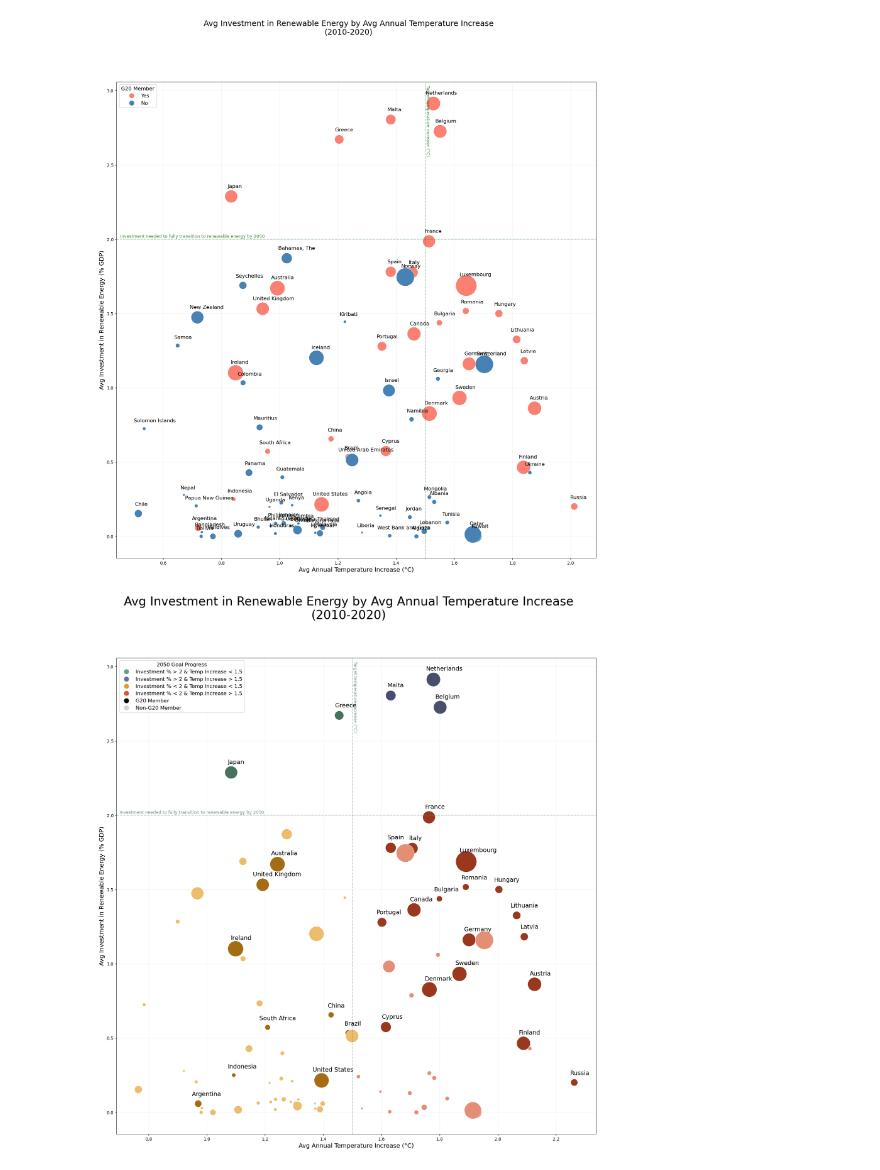
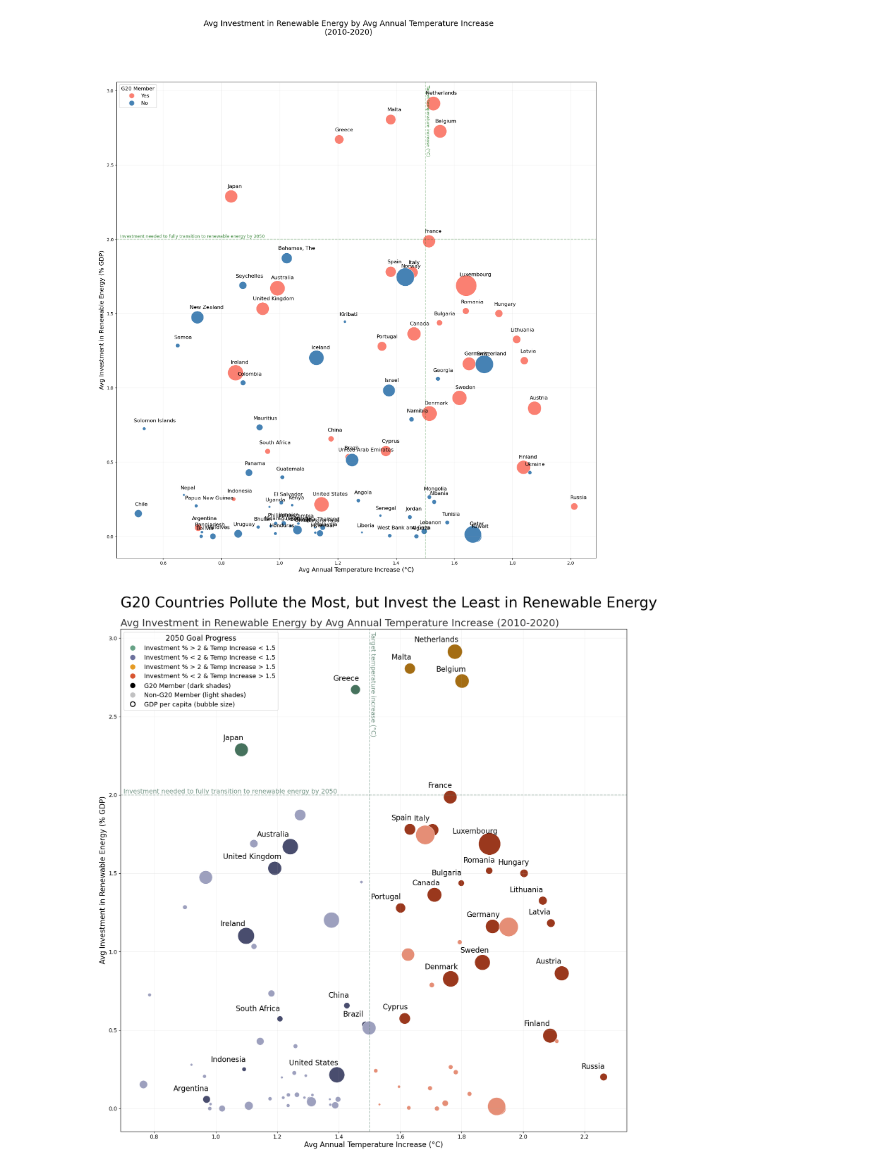
Before and after one commit to simonabors/worlddataviz, a Jupyter notebook: What_just_happened_viz.ipynb, the cells around one changed output. Saved outputs shown, nothing was run; the diff lists cells and outputs as text; code cells hidden in the pictures.

Commit message:
increased font sizes, changed title/legend/colors

```diff
--- a/What_just_happened_viz.ipynb
+++ b/What_just_happened_viz.ipynb
@@ -462,12 +462,12 @@ c2 = (invest_vs_impact2['renew_invest_avg'] > 2)
 c3 = (invest_vs_impact2['temp_delta_avg'] < 1.5)
 
 invest_vs_impact2["invest_impact"] = np.where(c1 & c2 & c3, "darkgreen", "False")
-invest_vs_impact2["invest_impact"] = np.where(c1 & c2 & ~c3, "darkblue", invest_vs_impact2["invest_impact"])
-invest_vs_impact2["invest_impact"] = np.where(c1 & ~c2 & c3, "darkorange", invest_vs_impact2["invest_impact"])
+invest_vs_impact2["invest_impact"] = np.where(c1 & c2 & ~c3, "darkorange", invest_vs_impact2["invest_impact"])
+invest_vs_impact2["invest_impact"] = np.where(c1 & ~c2 & c3, "darkblue", invest_vs_impact2["invest_impact"])
 invest_vs_impact2["invest_impact"] = np.where(c1 & ~c2 & ~c3, "darkred", invest_vs_impact2["invest_impact"])
 invest_vs_impact2["invest_impact"] = np.where(~c1 & c2 & c3, "lightgreen", invest_vs_impact2["invest_impact"])
-invest_vs_impact2["invest_impact"] = np.where(~c1 & c2 & ~c3, "lightblue", invest_vs_impact2["invest_impact"])
-invest_vs_impact2["invest_impact"] = np.where(~c1 & ~c2 & c3, "lightorange", invest_vs_impact2["invest_impact"])
+invest_vs_impact2["invest_impact"] = np.where(~c1 & c2 & ~c3, "lightorange", invest_vs_impact2["invest_impact"])
+invest_vs_impact2["invest_impact"] = np.where(~c1 & ~c2 & c3, "lightblue", invest_vs_impact2["invest_impact"])
 invest_vs_impact2["invest_impact"] = np.where(~c1 & ~c2 & ~c3, "lightred", invest_vs_impact2["invest_impact"])
 # %%
 with pd.option_context('display.max_rows', None, 'display.max_columns', None):  # more options can be specified also
@@ -549,45 +549,46 @@ sns.scatterplot(data=iiplot_data, x='temp_delta_avg', y='renew_invest_avg', hue=
 '''
 light green for investment % > 2 & temp increase < 1.5 (top-left quadrant). G20 -> darker green
 
 light blue for for investment % > 2 & temp increase > 1.5 (top-right quadrant). G20 -> darker blue
 
 light orange for investment % < 2 & temp increase < 1.5 (bottom-left quadrant). G20 -> darker orange
 
 light red for investment % < 2 & temp increase > 1.5 (bottom-right quadrant). G20 -> darker red
 '''
 
 green_legend = mlines.Line2D([], [], color=green_hex, marker='o', linestyle='None', markersize=35)
 blue_legend = mlines.Line2D([], [], color=blue_hex, marker='o', linestyle='None', markersize=35)
 orange_legend = mlines.Line2D([], [], color=orange_hex, marker='o', linestyle='None', markersize=35)
 red_legend = mlines.Line2D([], [], color=red_hex, marker='o', linestyle='None', markersize=35)
 dark_legend = mlines.Line2D([], [], color='Black', marker='o', linestyle='None', markersize=35)
-light_legend = mlines.Line2D([], [], color='LightGrey', marker='o', linestyle='None', markersize=35)
+light_legend = mlines.Line2D([], [], color='#C1C1C2', marker='o', linestyle='None', markersize=35)
+gdp_legend = mlines.Line2D([], [], color='White', marker='o', linestyle='None', markersize=35, markerfacecolor='None', markeredgecolor='Black', markeredgewidth=2)
 
-labels = ['Investment % > 2 & Temp Increase < 1.5', 'Investment % > 2 & Temp Increase > 1.5', 'Investment % < 2 & Temp Increase < 1.5', 'Investment % < 2 & Temp Increase > 1.5', 'G20 Member', 'Non-G20 Member']
-plt.legend(handles=[green_legend, blue_legend, orange_legend, red_legend, dark_legend, light_legend], labels = labels, loc='upper left', title='2050 Goal Progress', markerscale=0.3, fontsize=12)
-
-# uncomment to change legend title font size
-# plt.rcParams['legend.title_fontsize'] = 'large'
+labels = ['Investment % > 2 & Temp Increase < 1.5', 'Investment % < 2 & Temp Increase < 1.5', 'Investment % > 2 & Temp Increase > 1.5', 'Investment % < 2 & Temp Increase > 1.5', 'G20 Member (dark shades)', 'Non-G20 Member (light shades)', 'GDP per capita (bubble size)']
+plt.legend(handles=[green_legend, blue_legend, orange_legend, red_legend, dark_legend, light_legend, gdp_legend], labels = labels, loc='upper left', title='2050 Goal Progress', markerscale=0.3, fontsize=14, title_fontsize=16)
 
 plt.grid(alpha=0.18)
 
-plt.axvline(x = 1.5, color = darkgreen_hex, linestyle = '--', alpha=0.4)
-plt.annotate(f'Target temperature increase ({chr(176)}C)', (1.501, 2.565), color = darkgreen_hex, alpha=0.75, rotation=270)
+plt.axvline(x = 1.5, color = darkgreen_hex, linestyle = '--', alpha=0.45)
+plt.annotate(f'Target temperature increase ({chr(176)}C)', (1.501, 2.38), color = darkgreen_hex, alpha=0.75, rotation=270, size=14)
 
-plt.axhline(y = 2, color = darkgreen_hex, linestyle = '--', alpha=0.4)
-plt.annotate('Investment needed to fully transition to renewable energy by 2050', (0.7, 2.01), color = darkgreen_hex, alpha=0.75)
+plt.axhline(y = 2, color = darkgreen_hex, linestyle = '--', alpha=0.45)
+plt.annotate('Investment needed to fully transition to renewable energy by 2050', (0.7, 2.01), color = darkgreen_hex, alpha=0.75, size=14)
 
 for i, txt in enumerate(invest_vs_impact2.index):
     if invest_vs_impact2['g20'][i] == 'Yes':
-        plt.annotate(txt, (invest_vs_impact2['temp_delta_avg'][i] - (0.0024 * len(txt)), invest_vs_impact2['renew_invest_avg'][i] + (0.0055 * np.log(iiplot_data.iloc[i]['gdp_per_capita_avg']))), fontsize=14)
+        plt.annotate(txt, (invest_vs_impact2['temp_delta_avg'][i] - (0.012 * len(txt)), invest_vs_impact2['renew_invest_avg'][i] + (0.0057 * np.log(iiplot_data.iloc[i]['gdp_per_capita_avg']))), fontsize=16)
     else:
         continue
 
-fig.suptitle('Avg Investment in Renewable Energy by Avg Annual Temperature Increase\n(2010-2020)', fontsize=28)
-plt.xlabel(f'Avg Annual Temperature Increase ({chr(176)}C)', fontsize=14)
-plt.ylabel('Avg Investment in Renewable Energy (% GDP)', fontsize=14)
+plt.suptitle('G20 Countries Pollute the Most, but Invest the Least in Renewable Energy', fontsize=32, y=0.93, x=0.125, ha='left')
+plt.title('Avg Investment in Renewable Energy by Avg Annual Temperature Increase (2010-2020)', fontsize=22, loc= 'left', color = '#39393A')
+plt.xlabel(f'Avg Annual Temperature Increase ({chr(176)}C)', fontsize=16)
+plt.ylabel('Avg Investment in Renewable Energy (% GDP)', fontsize=16)
+plt.xticks(fontsize=12)
+plt.yticks(fontsize=12)
 
 plt.savefig('PosterSubmission_colorquad.svg', format='svg')
 plt.show()
 # %% [output]
-[figure, old version]
+[figure, new version]
```
Also changed, not shown: parts of 1 cell of this notebook.
